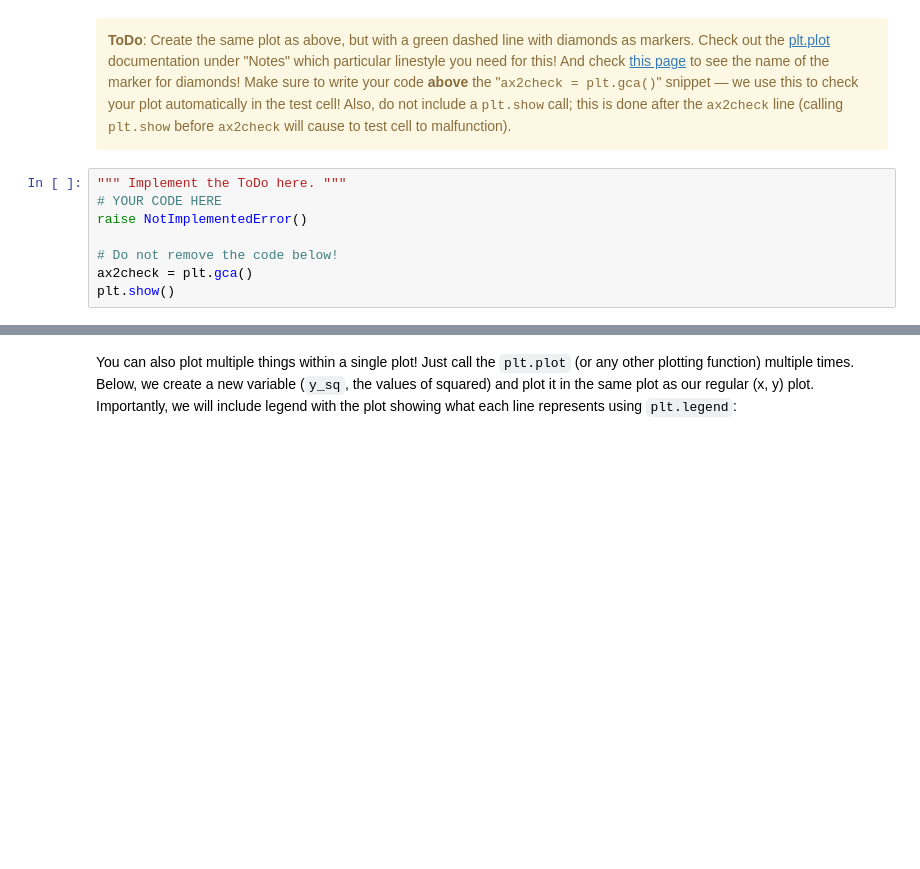
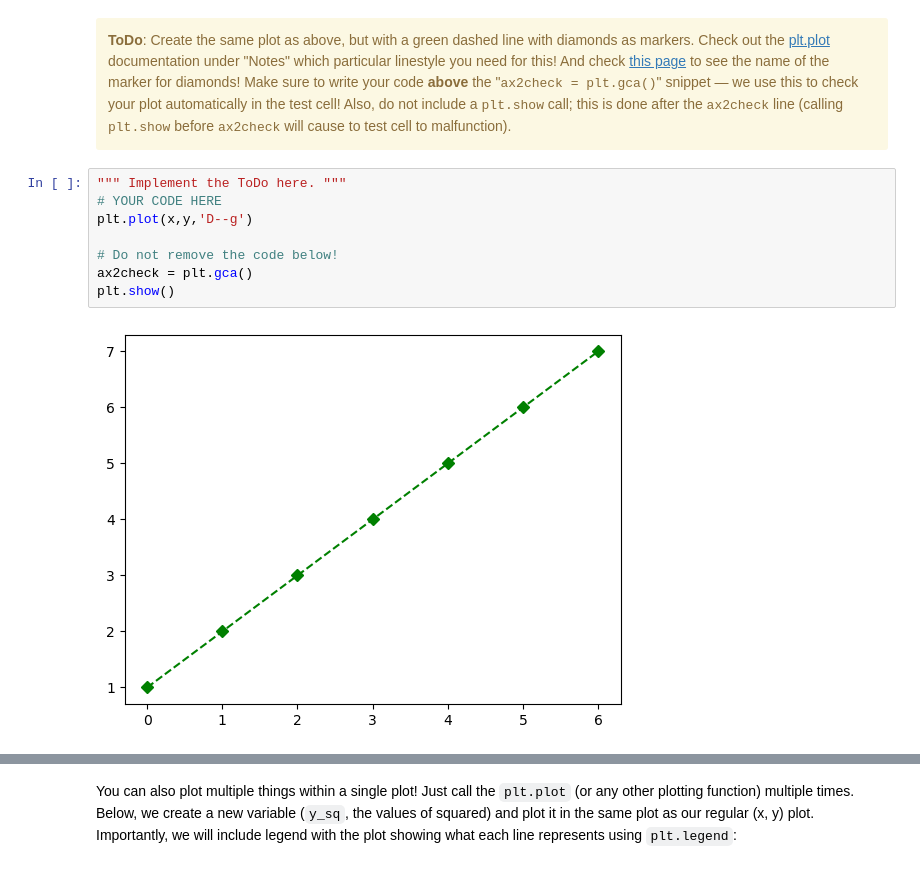
Before and after one commit to MarvinKohnen/deep-reinforcement-learning, a Jupyter notebook: drl_intro_python/intro-to-python/tutorials/3_matplotlib.ipynb, the cells around one changed output, grey strips where cells are left out. Drawn from its saved outputs; the diff is of its cells as text; blank space fills up the shorter version.

```diff
--- a/drl_intro_python/intro-to-python/tutorials/3_matplotlib.ipynb
+++ b/drl_intro_python/intro-to-python/tutorials/3_matplotlib.ipynb
@@ -41,11 +45,13 @@ plt.show()
 # %%
 """ Implement the ToDo here. """
 # YOUR CODE HERE
-raise NotImplementedError()
+plt.plot(x,y,'D--g')
 
 # Do not remove the code below!
 ax2check = plt.gca()
 plt.show()
+# %% [output]
+[figure, added]
 # %%
 """ Tests the ToDo above. """
 line = ax2check.get_lines()[0]
```
Also changed, not shown: parts of 33 cells of this notebook.
